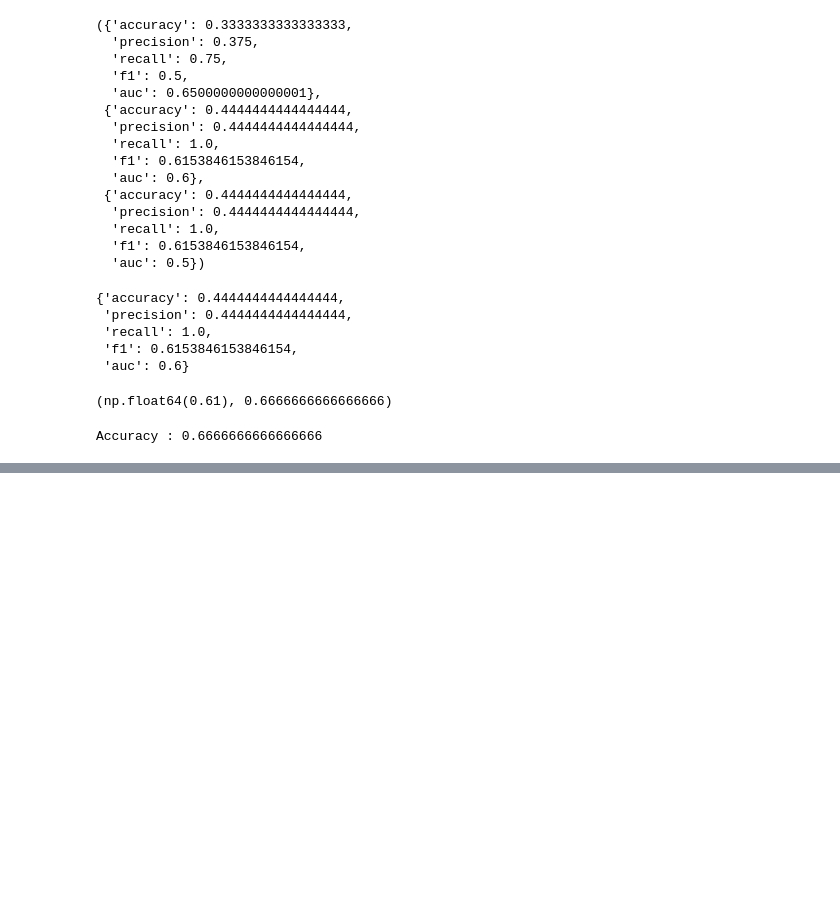
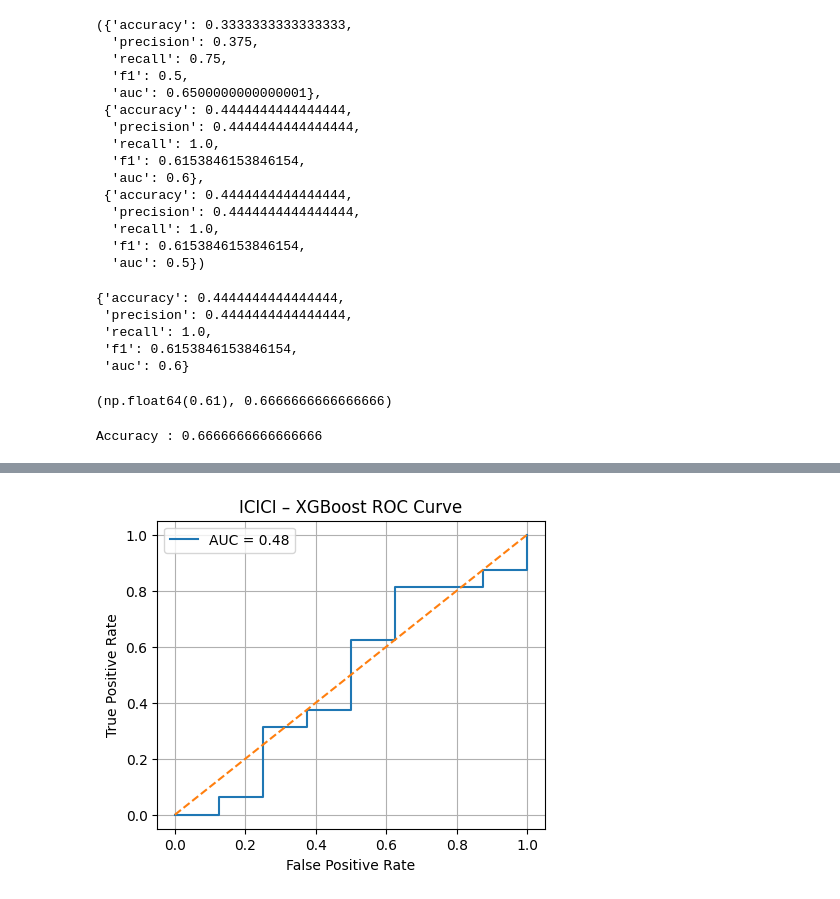
Before and after one commit to Bhavya3836/Divident_Yield_Fund_EDA, a Jupyter notebook: demo.ipynb, the cells around one changed output, grey strips where cells are left out. Saved outputs shown, nothing was run; the diff lists cells and outputs as text; code cells hidden in the pictures; blank space fills up the shorter version.

```diff
--- a/demo.ipynb
+++ b/demo.ipynb
@@ -1478,0 +1616,20 @@ Accuracy : 0.6666666666666666
+# %%
+from sklearn.metrics import roc_curve, auc
+
+y_true_i = icici_xgb_pred["actual_trend"]
+y_prob_i = icici_xgb_pred["prob_up"]
+
+fpr_i, tpr_i, _ = roc_curve(y_true_i, y_prob_i)
+roc_auc_i = auc(fpr_i, tpr_i)
+
+plt.figure(figsize=(5,4))
+plt.plot(fpr_i, tpr_i, label=f"AUC = {roc_auc_i:.2f}")
+plt.plot([0,1], [0,1], linestyle="--")
+plt.xlabel("False Positive Rate")
+plt.ylabel("True Positive Rate")
+plt.title("ICICI – XGBoost ROC Curve")
+plt.legend()
+plt.grid(True)
+plt.show()
+# %% [output]
+[figure, added]
```
Also changed, not shown: parts of 38 cells of this notebook.
